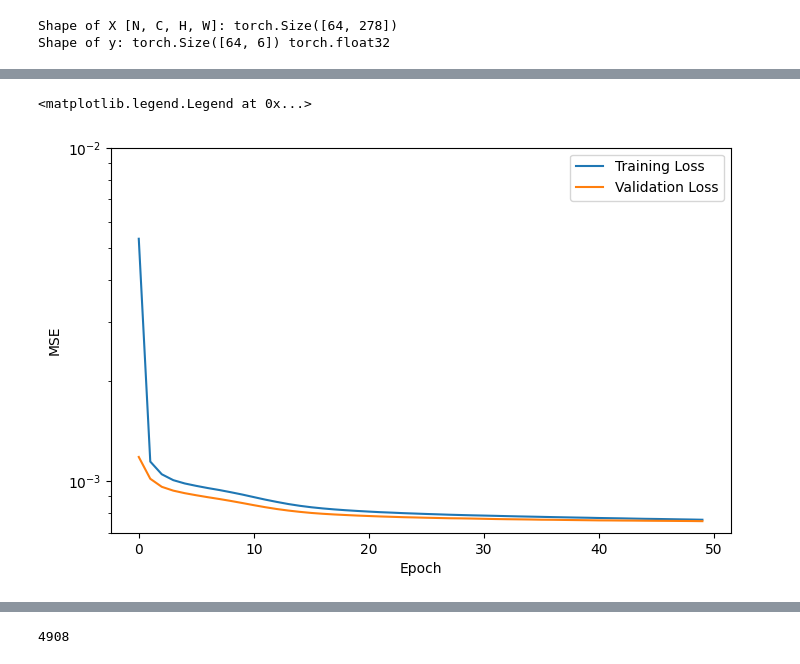
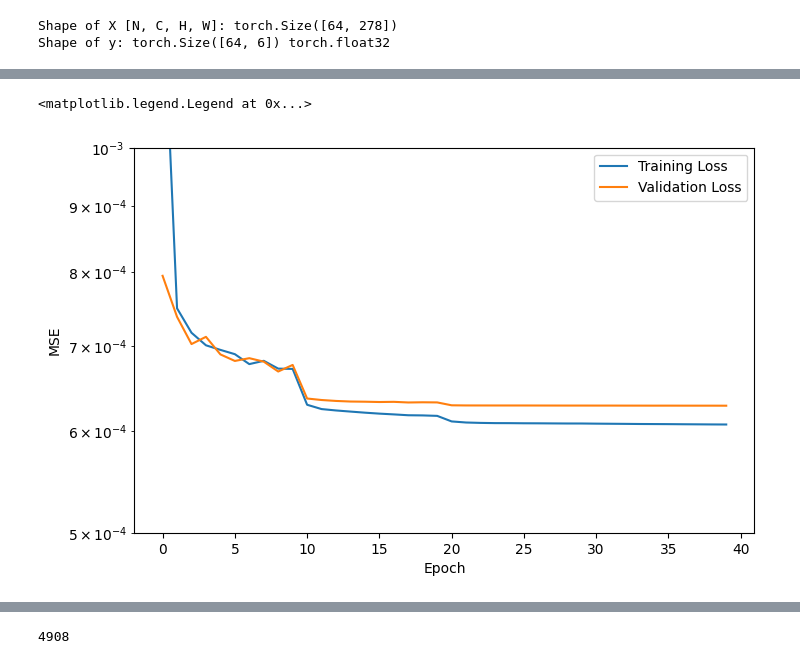
Before and after one commit to mfmceneaney/CLAS12_Lambda_resolution_REU_2023, a Jupyter notebook: TestTrainingSimpleNN.ipynb, the cells around one changed output, grey strips where cells are left out. Drawn from its saved outputs; the diff is of its cells as text; code cells hidden in the pictures.

```diff
--- a/TestTrainingSimpleNN.ipynb
+++ b/TestTrainingSimpleNN.ipynb
@@ -840,0 +846,7 @@ optimizer = torch.optim.Adam(model.parameters(), lr=1e-3)
+# %%
+from torch.optim.lr_scheduler import ExponentialLR, MultiStepLR, ReduceLROnPlateau
+loss_fn = nn.MSELoss()
+optimizer = torch.optim.Adam(model.parameters(), lr=1e-3)
+scheduler1 = ExponentialLR(optimizer, gamma=0.9)
+scheduler2 = MultiStepLR(optimizer, milestones=[10,20], gamma=0.1)
+schedulers = [scheduler2]
@@ -841,5 +857,5 @@ optimizer = torch.optim.Adam(model.parameters(), lr=1e-3)
 # %%
-def train(dataloader, model, loss_fn, optimizer):
+def train(dataloader, model, loss_fn, optimizer, epoch_idx):
     size = len(dataloader.dataset)
     model.train()
     losses = []
@@ -871,11 +887,19 @@ def train(dataloader, model, loss_fn, optimizer):
 
         if batch % 100 == 0:
             loss, current = loss.item(), (batch + 1) * len(X)
-            print(f"\r loss: {loss:>7f}  [{current:>5d}/{size:>5d}]",end="")
+            print(f"\rEpoch {epoch_idx}: Training loss: {loss:>7f}  [{current:>5d}/{size:>5d}]",end="")
             losses.append(loss)
-    return np.mean(losses)
+
+    mean_loss = np.mean(losses)
+    print(f"\rEpoch {epoch_idx}: Training loss: {mean_loss:>7f}  [{current:>5d}/{size:>5d}]",end="\n")
+
+    lr = optimizer.state_dict()['param_groups'][0]['lr']
+
+    for s in schedulers:
+        s.step()
+    return mean_loss, lr
 # %%
-def val(dataloader, model, loss_fn):
+def val(dataloader, model, loss_fn, epoch_idx):
     size = len(dataloader.dataset)
     num_batches = len(dataloader)
     model.eval()
@@ -895,20 +919,22 @@ def val(dataloader, model, loss_fn):
 #             correct = torch.add(fractional_diffs,torch.divide((pred - y),y))
     test_loss /= num_batches
 #     correct /= size
-    print(f"\nTest Error: \n Avg loss: {test_loss:>8f} \n")
+    print(f"Epoch {epoch_idx}: Validation loss: {test_loss:>8f}")
 
     return test_loss
 # %%
-epochs = 50
+epochs = 40
 train_losses = []
 val_losses = []
-for t in range(epochs):
-    print(f"Epoch {t+1}\n-------------------------------")
-    train_loss = train(train_dataloader, model, loss_fn, optimizer)
-    val_loss = val(val_dataloader, model, loss_fn)
+lrs = []
+for epoch_idx in range(epochs):
+#     print(f"Epoch {t+1}\n-------------------------------")
+    train_loss, lr = train(train_dataloader, model, loss_fn, optimizer, epoch_idx)
+    val_loss = val(val_dataloader, model, loss_fn, epoch_idx)
 #     print("DEBUGGING: type(train_loss) = ",type(train_loss))
 #     print("DEBUGGING: type(val_loss) = ",type(val_loss))
     train_losses.append(train_loss)
     val_losses.append(val_loss)
+    lrs.append(lr)
 print("Done!")
 # %% [output]
@@ -932,14 +958,14 @@ Epoch 38
 # %%
 f = plt.figure(figsize=(8,5))
 plt.semilogy([i for i in range(epochs)],train_losses,color='tab:blue',label='Training Loss')
 plt.semilogy([i for i in range(epochs)],val_losses,color='tab:orange',label='Validation Loss')
-plt.ylim((7*1e-4,1e-2))
+plt.ylim((5e-4,1e-3))
 plt.xlabel('Epoch')
 plt.ylabel('MSE')
 plt.legend(loc='best')
 # %% [output]
 <matplotlib.legend.Legend at 0x...>
-[figure, old version]
+[figure, new version]
 # %%
 def test(dataloader, model, loss_fn):
     size = len(dataloader.dataset)
```
Also changed, not shown: parts of 7 cells of this notebook.
